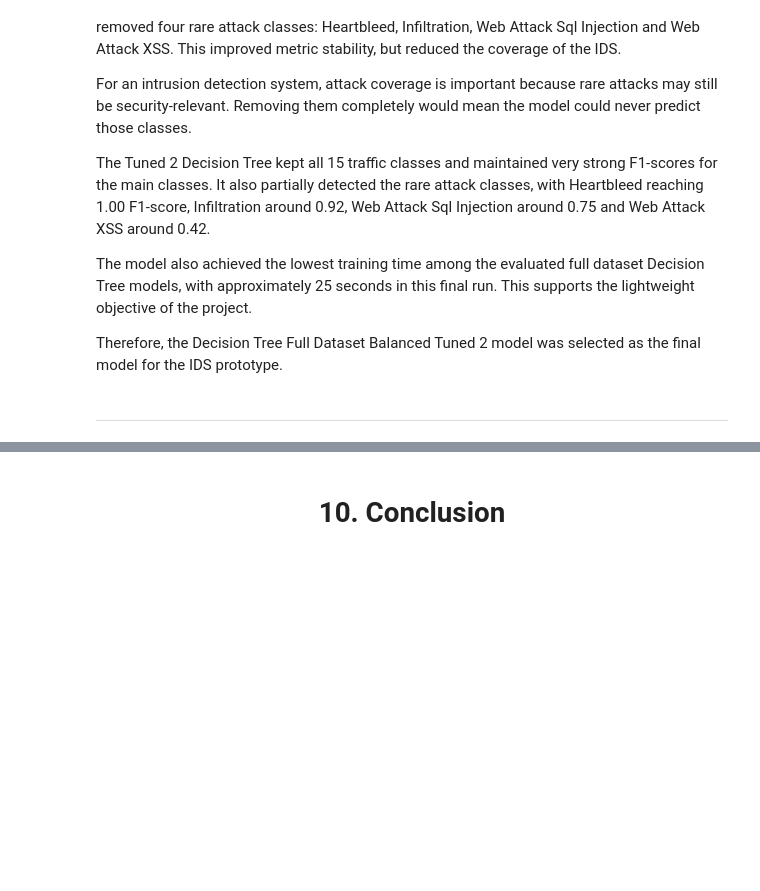
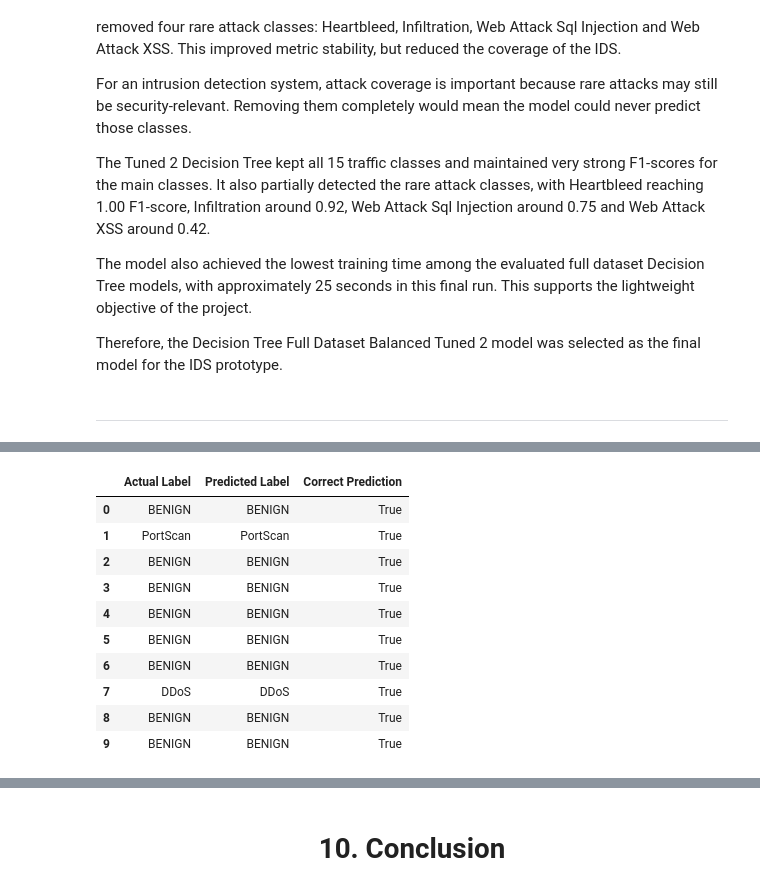
Before and after one commit to Thiago2022161/IDS-CA2-Thiago, a Jupyter notebook: IDS_CA2.ipynb, the cells around one changed output, grey strips where cells are left out. Drawn from its saved outputs; the diff is of its cells as text; code cells hidden in the pictures; blank space fills up the shorter version.

```diff
--- a/IDS_CA2.ipynb
+++ b/IDS_CA2.ipynb
@@ -2738,0 +2797,8 @@ Therefore, the Decision Tree Full Dataset Balanced Tuned 2 model was selected as
+# %%
+# Load saved model and objects
+loaded_model = joblib.load("final_decision_tree_ids_model.pkl")
+loaded_label_encoder = joblib.load("label_encoder.pkl")
+loaded_feature_list = joblib.load("model_features.pkl")
+
+print("Saved objects loaded successfully.")
+print("Number of model features:", len(loaded_feature_list))
@@ -2738,0 +2851,14 @@ Therefore, the Decision Tree Full Dataset Balanced Tuned 2 model was selected as
+# %%
+# Select a small sample from the test set
+sample_flows = X_test.head(10)
+
+# Predict traffic labels using the loaded model
+sample_predictions = predict_network_traffic(
+    input_data=sample_flows,
+    model=loaded_model,
+    label_encoder=loaded_label_encoder,
+    feature_list=loaded_feature_list
+)
+
+# Display predictions
+sample_predictions
@@ -2738,0 +2876,11 @@ Therefore, the Decision Tree Full Dataset Balanced Tuned 2 model was selected as
+# %%
+# Convert actual encoded labels back into original class names
+actual_labels = loaded_label_encoder.inverse_transform(y_test[:10])
+
+# Create comparison table
+prediction_demo_results = pd.DataFrame({
+    "Actual Label": actual_labels,
+    "Predicted Label": sample_predictions
+})
+
+prediction_demo_results
@@ -2738,0 +2907,19 @@ Therefore, the Decision Tree Full Dataset Balanced Tuned 2 model was selected as
+# %%
+# Add a simple status column to highlight whether the prediction is correct
+prediction_demo_results["Correct Prediction"] = (
+    prediction_demo_results["Actual Label"] == prediction_demo_results["Predicted Label"]
+)
+
+prediction_demo_results
+# %% [output]
+|  | Actual Label | Predicted Label | Correct Prediction |
+| 0 | BENIGN | BENIGN | True |
+| 1 | PortScan | PortScan | True |
+| 2 | BENIGN | BENIGN | True |
+| 3 | BENIGN | BENIGN | True |
+| 4 | BENIGN | BENIGN | True |
+| 5 | BENIGN | BENIGN | True |
+| 6 | BENIGN | BENIGN | True |
+| 7 | DDoS | DDoS | True |
+| 8 | BENIGN | BENIGN | True |
+| 9 | BENIGN | BENIGN | True |
```
Also changed, not shown: parts of 49 cells of this notebook, 3 other files.
